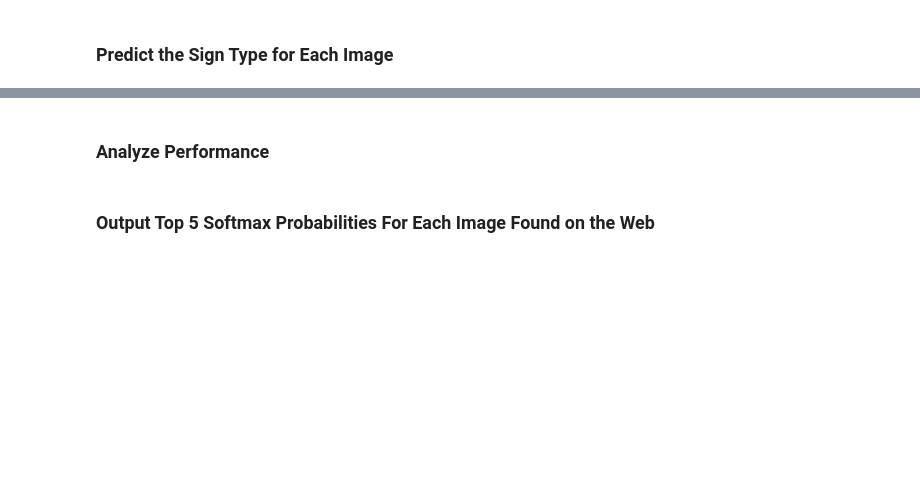
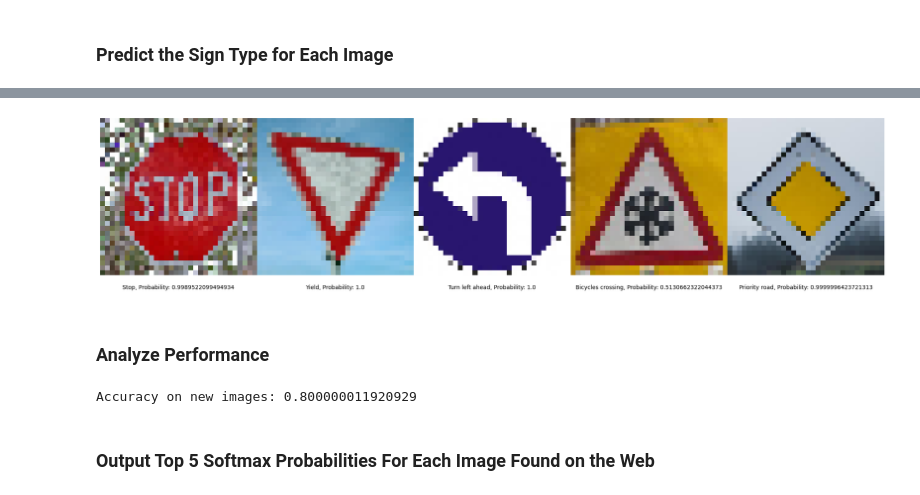
Before and after one commit to alexstelya/CarND-Traffic-Sign-Classifier-Project, a Jupyter notebook: Traffic_Sign_Classifier.ipynb, the cells around one changed output, grey strips where cells are left out. Saved outputs shown, nothing was run; the diff lists cells and outputs as text; code cells hidden in the pictures; blank space fills up the shorter version.

```diff
--- a/Traffic_Sign_Classifier.ipynb
+++ b/Traffic_Sign_Classifier.ipynb
@@ -175,0 +329,14 @@ sets imply underfitting. A high accuracy on the training set but low accuracy on
+# %%
+# Test model on test set
+from keras.models import load_model
+
+# Load the saved model
+loaded_model = load_model('my_trained_model.h5')
+
+training_set_accuracy = history.history['accuracy'][-1]
+print('Training set accuracy:', training_set_accuracy)
+
+loss, accuracy = loaded_model.evaluate(
+    normalized_test, tf.one_hot(test_labels, n_classes))
+
+print(f'\nAccuracy on test set: {accuracy}')
@@ -204,3 +400,20 @@ tf.Tensor(b'Hello, TensorFlow!', shape=(), dtype=string)
 ### Run the predictions here and use the model to output the prediction for each image.
 ### Make sure to pre-process the images with the same pre-processing pipeline used earlier.
 ### Feel free to use as many code cells as needed.
+
+my_images_normalized = image_pipeline(np.asarray(my_images))
+
+predictions = loaded_model.predict(my_images_normalized)
+softmax_predictions = tf.nn.softmax(predictions).numpy()
+
+predicted_indices = np.argmax(softmax_predictions, axis=1)
+predicted_probabilities = np.max(softmax_predictions, axis=1)
+
+predicted_labels = [sign_names_list[index] for index in predicted_indices]
+label_probabilities = list(zip(predicted_labels, predicted_probabilities))
+
+probabilities = [f"{label}, Probability: {probability}\n" for label, probability in label_probabilities]
+
+print("Showing probablity for my images:")
+show_images(my_images, probabilities)
+# %% [output]
@@ -207,8 +423,26 @@ tf.Tensor(b'Hello, TensorFlow!', shape=(), dtype=string)
+[figure, added]
 # %% [markdown]
 ### Analyze Performance
 # %%
 ### Calculate the accuracy for these 5 new images.
 ### For example, if the model predicted 1 out of 5 signs correctly, it's 20% accurate on these new images.
+
+# Evaluate the model on the new images
+my_images_indices = []
+
+for name in my_images_names:
+    for index, sign_name in enumerate(sign_names_list):
+        if sign_name == name:
+            my_images_indices.append(index)
+            break
+
+test_loss, test_accuracy = loaded_model.evaluate(
+    my_images_normalized,  tf.one_hot(my_images_indices, n_classes), verbose=0)
+
+# Print the accuracy
+print("Accuracy on new images:", test_accuracy)
+# %% [output]
+Accuracy on new images: 0.800000011920929
 # %% [markdown]
 ### Output Top 5 Softmax Probabilities For Each Image Found on the Web
 # %% [markdown]
```
Also changed, not shown: parts of 15 cells of this notebook, 16 other files.
